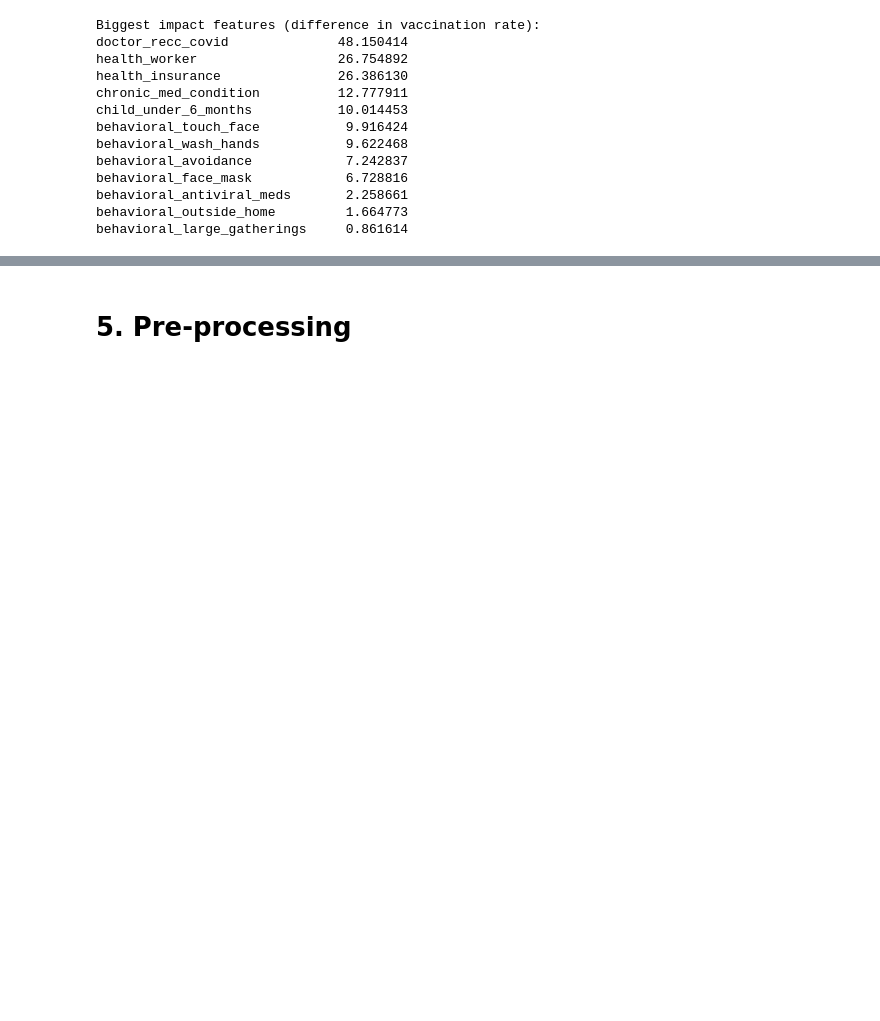
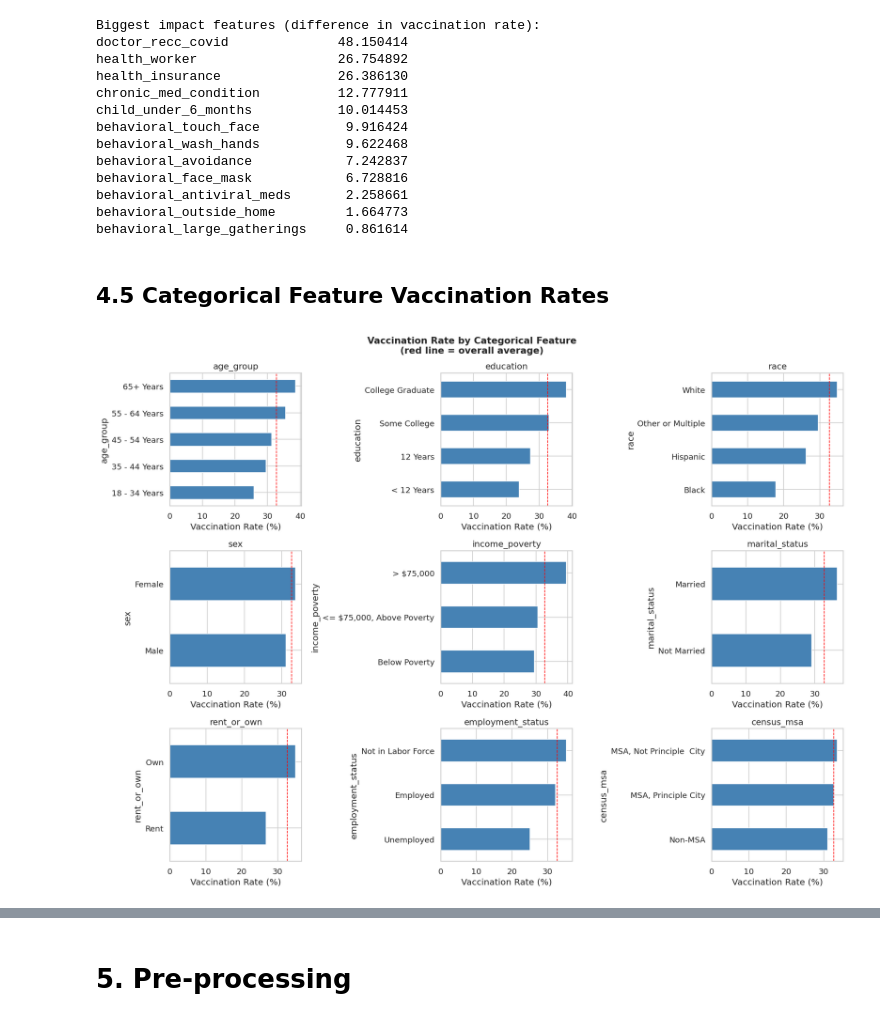
Before and after one commit to UH-GROUP-X/Hackathon26, a Jupyter notebook: UH_GROUP_X.ipynb, the cells around one changed output, grey strips where cells are left out. Drawn from its saved outputs; the diff is of its cells as text; code cells hidden in the pictures; blank space fills up the shorter version.

```diff
--- a/UH_GROUP_X.ipynb
+++ b/UH_GROUP_X.ipynb
@@ -345,3 +345,29 @@ behavioral_face_mask            6.728816
 behavioral_antiviral_meds       2.258661
 behavioral_outside_home         1.664773
 behavioral_large_gatherings     0.861614
+# %% [markdown]
+## 4.5 Categorical Feature Vaccination Rates
+# %%
+cat_cols = [
+    'age_group', 'education', 'race', 'sex',
+    'income_poverty', 'marital_status', 'rent_or_own',
+    'employment_status', 'census_msa'
+]
+
+fig, axes = plt.subplots(3, 3, figsize=(16, 12))
+axes = axes.flatten()
+
+for i, col in enumerate(cat_cols):
+    rate = train_raw.groupby(col)[TARGET_COL].mean().sort_values() * 100
+    rate.plot(kind='barh', ax=axes[i], color='steelblue')
+    axes[i].axvline(train_raw[TARGET_COL].mean()*100, color='red',
+                    linestyle='--', linewidth=1)
+    axes[i].set_title(col)
+    axes[i].set_xlabel('Vaccination Rate (%)')
+
+plt.suptitle('Vaccination Rate by Categorical Feature\n(red line = overall average)',
+             fontsize=14, fontweight='bold')
+plt.tight_layout()
+plt.show()
+# %% [output]
+[figure, added]
```
Also changed, not shown: parts of 7 cells of this notebook.
